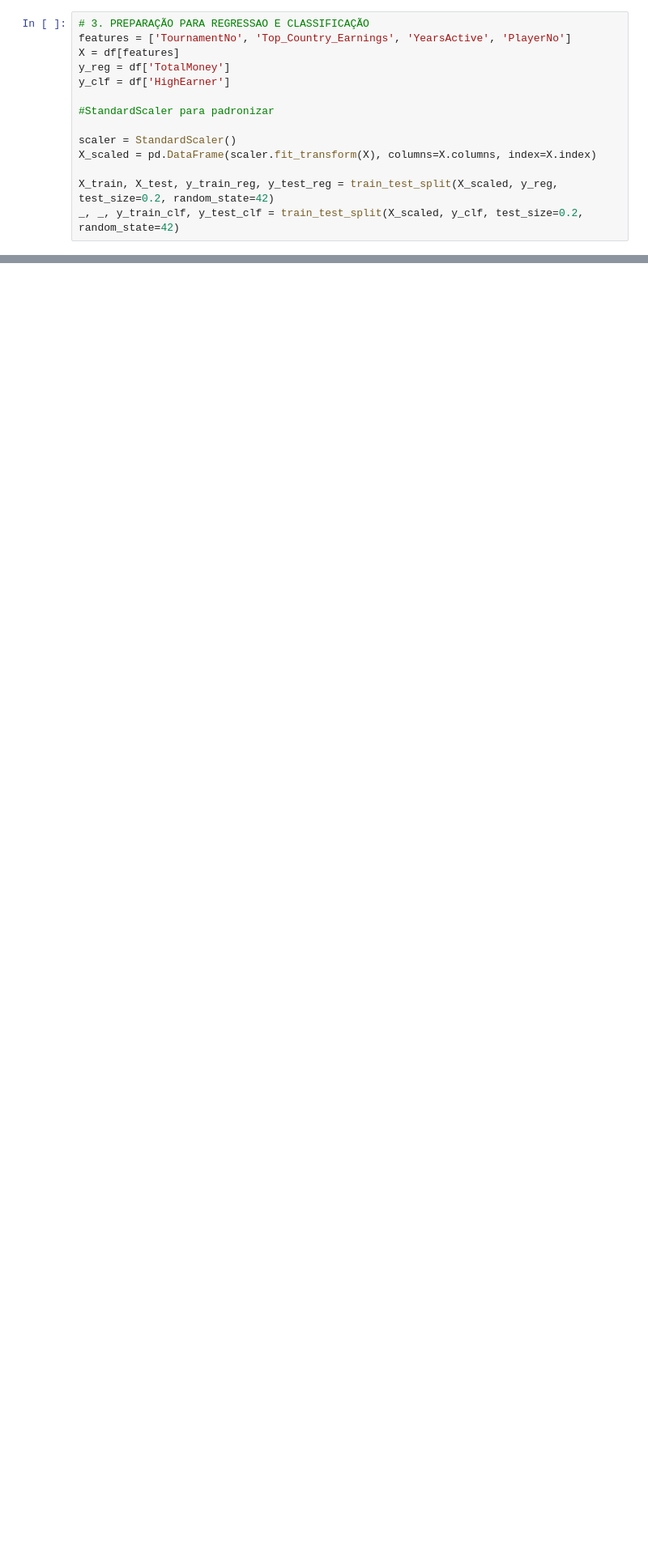
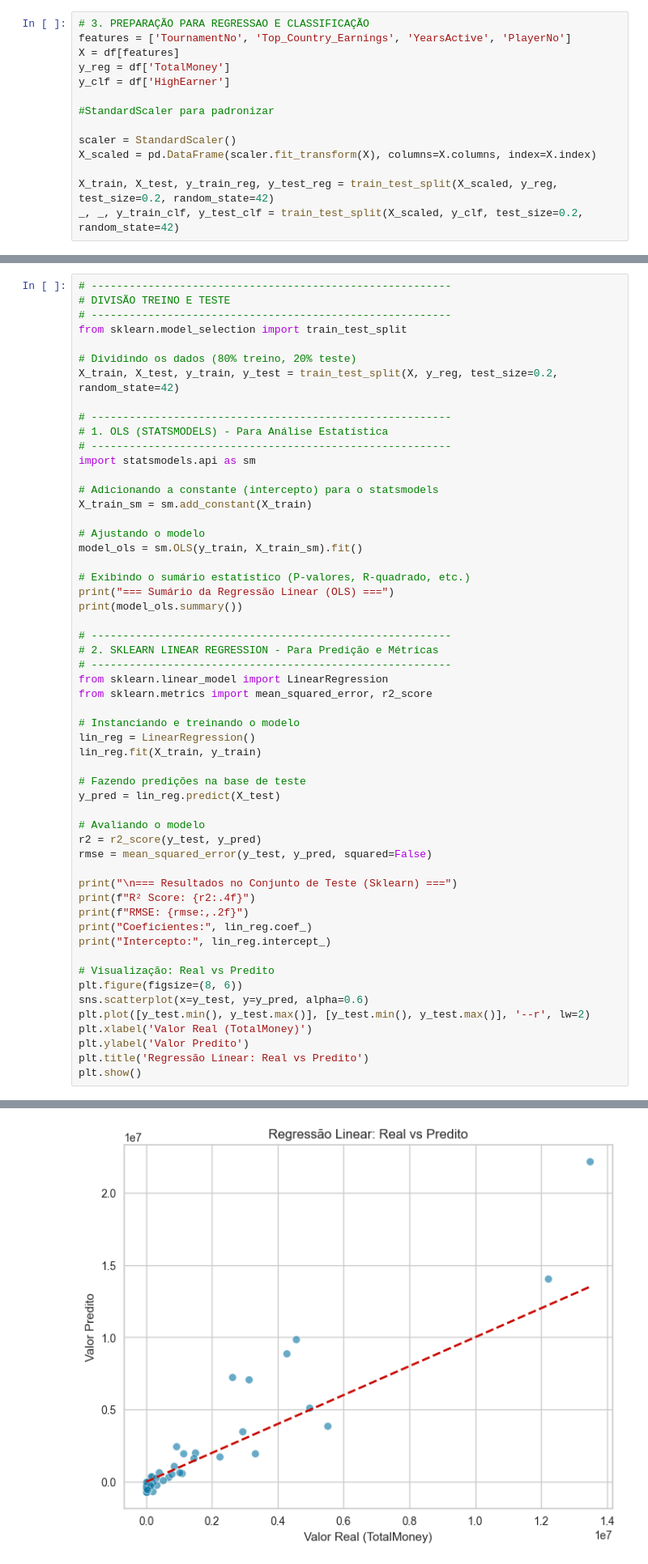
Before and after one commit to Henrique-Goncalves-Dev/Modelagem, a Jupyter notebook: projeto_modelagem.ipynb, the cells around one changed output, grey strips where cells are left out. Shown: that part at 81% size. Cells and saved outputs as stored; diff of their text form; blank space fills up the shorter version.

```diff
--- a/projeto_modelagem.ipynb
+++ b/projeto_modelagem.ipynb
@@ -164,0 +203,56 @@ Normalidade Shapiro: 1.7858284665134892e-35
+# %%
+# ---------------------------------------------------------
+# DIVISÃO TREINO E TESTE
+# ---------------------------------------------------------
+from sklearn.model_selection import train_test_split
+
+# Dividindo os dados (80% treino, 20% teste)
+X_train, X_test, y_train, y_test = train_test_split(X, y_reg, test_size=0.2, random_state=42)
+
+# ---------------------------------------------------------
+# 1. OLS (STATSMODELS) - Para Análise Estatística
+# ---------------------------------------------------------
+import statsmodels.api as sm
+
+# Adicionando a constante (intercepto) para o statsmodels
+X_train_sm = sm.add_constant(X_train)
+
+# Ajustando o modelo
+model_ols = sm.OLS(y_train, X_train_sm).fit()
+
+# Exibindo o sumário estatístico (P-valores, R-quadrado, etc.)
+print("=== Sumário da Regressão Linear (OLS) ===")
+print(model_ols.summary())
+
+# ---------------------------------------------------------
+# 2. SKLEARN LINEAR REGRESSION - Para Predição e Métricas
+# ---------------------------------------------------------
+from sklearn.linear_model import LinearRegression
+from sklearn.metrics import mean_squared_error, r2_score
+
+# Instanciando e treinando o modelo
+lin_reg = LinearRegression()
+lin_reg.fit(X_train, y_train)
+
+# Fazendo predições na base de teste
+y_pred = lin_reg.predict(X_test)
+
+# Avaliando o modelo
+r2 = r2_score(y_test, y_pred)
+rmse = mean_squared_error(y_test, y_pred, squared=False)
+
+print("\n=== Resultados no Conjunto de Teste (Sklearn) ===")
+print(f"R² Score: {r2:.4f}")
+print(f"RMSE: {rmse:,.2f}")
+print("Coeficientes:", lin_reg.coef_)
+print("Intercepto:", lin_reg.intercept_)
+
+# Visualização: Real vs Predito
+plt.figure(figsize=(8, 6))
+sns.scatterplot(x=y_test, y=y_pred, alpha=0.6)
+plt.plot([y_test.min(), y_test.max()], [y_test.min(), y_test.max()], '--r', lw=2)
+plt.xlabel('Valor Real (TotalMoney)')
+plt.ylabel('Valor Predito')
+plt.title('Regressão Linear: Real vs Predito')
+plt.show()
+# %% [output]
@@ -164,0 +276 @@ Normalidade Shapiro: 1.7858284665134892e-35
+[figure, added]
```
Also changed, not shown: parts of 21 cells of this notebook, 1 other file.
